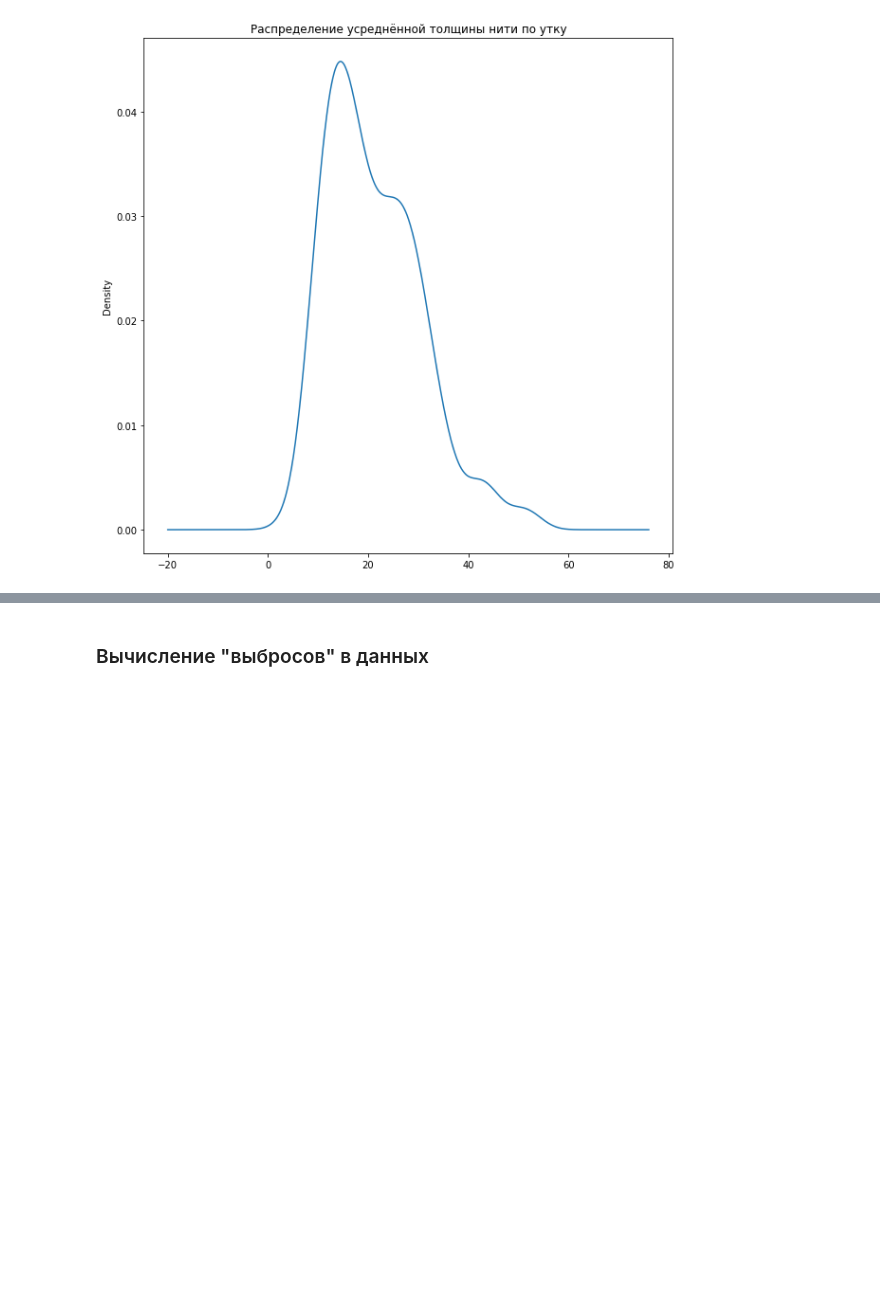
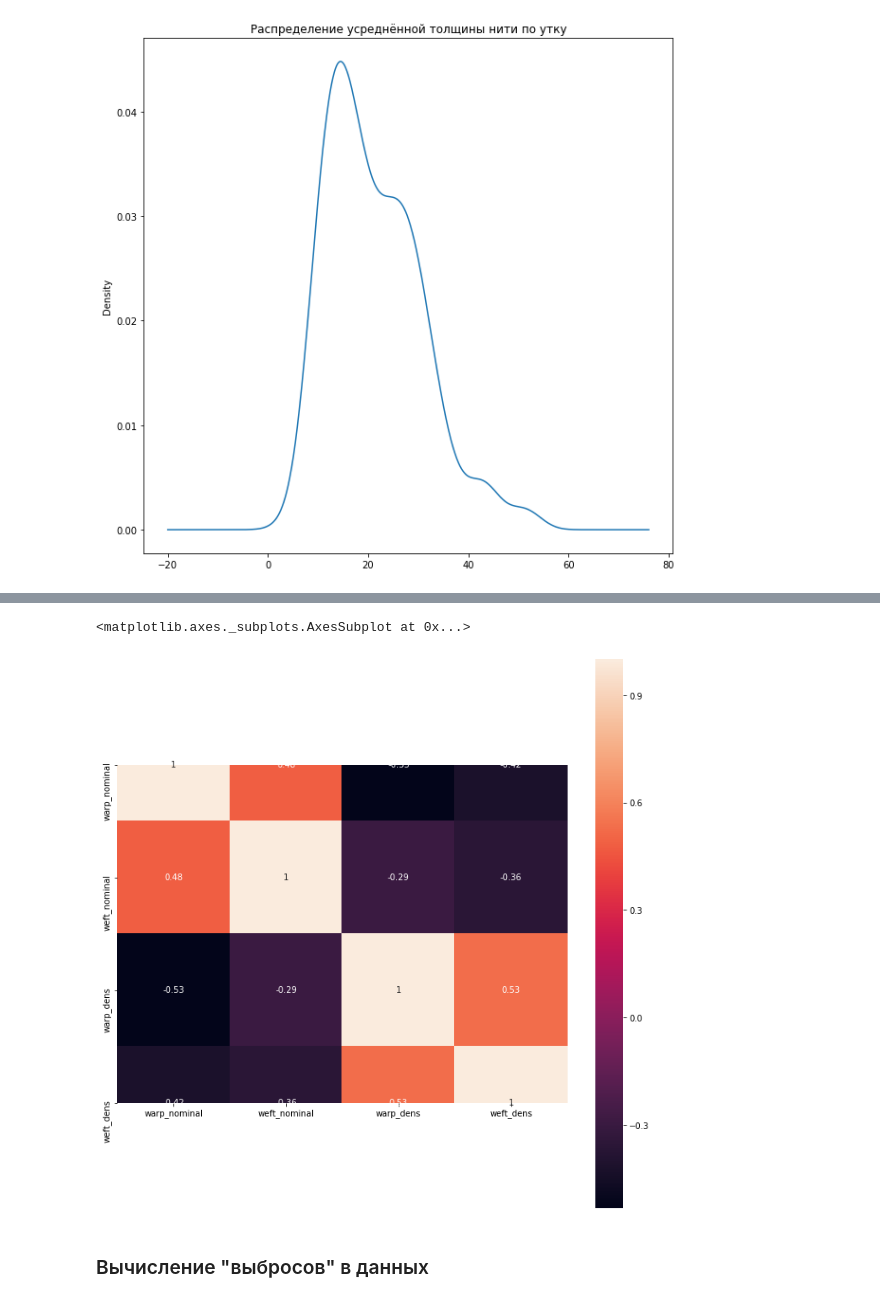
Before and after one commit to streltcov/textile_data, a Jupyter notebook: notebook.ipynb, the cells around one changed output, grey strips where cells are left out. Saved outputs shown, nothing was run; the diff lists cells and outputs as text; code cells hidden in the pictures; blank space fills up the shorter version.

```diff
--- a/notebook.ipynb
+++ b/notebook.ipynb
@@ -252,5 +262,14 @@ warp_density.plot.kde(title='Распределение усреднённой
 # %%
-# seaborn.heatmap(textiles[['warp_nominal', 'weft_nominal', 'warp_dens', 'weft_dens']].corr(), square=True, annot=True)
+
+########################################################################################################################
+
+fig, ax = pyplot.subplots(figsize=[12, 12])
+seaborn.heatmap(textiles[['warp_nominal', 'weft_nominal', 'warp_dens', 'weft_dens']].corr(), square=True, annot=True)
+
+########################################################################################################################
+# %% [output]
+<matplotlib.axes._subplots.AxesSubplot at 0x...>
+[figure, added]
 # %% [markdown]
 ### Вычисление "выбросов" в данных
 # %%
```
Also changed, not shown: parts of 14 cells of this notebook, 5 other files.
